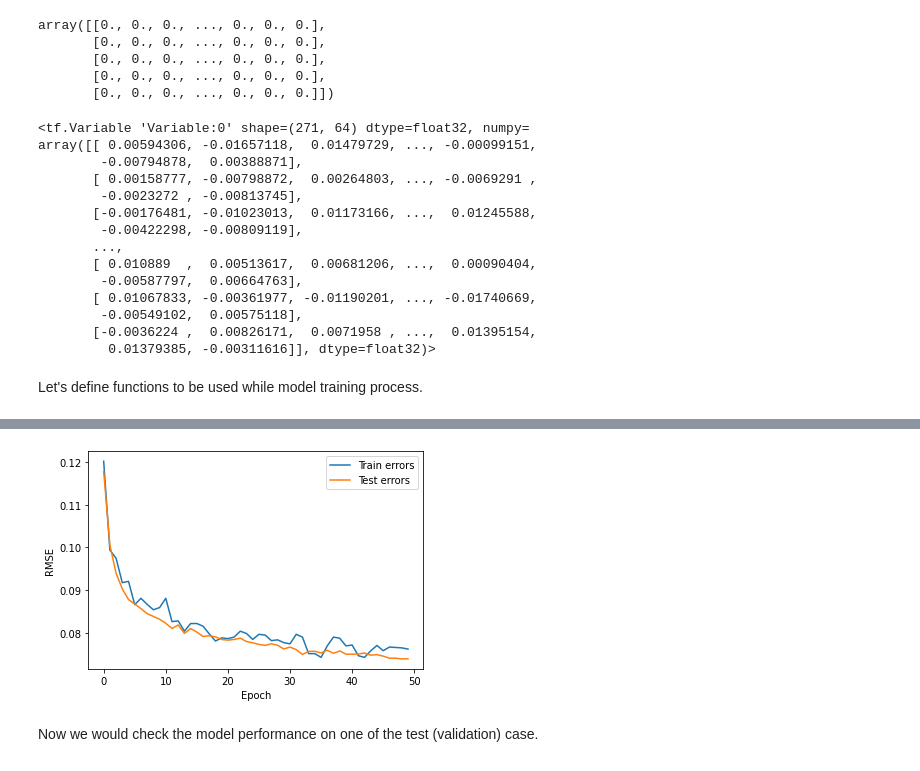
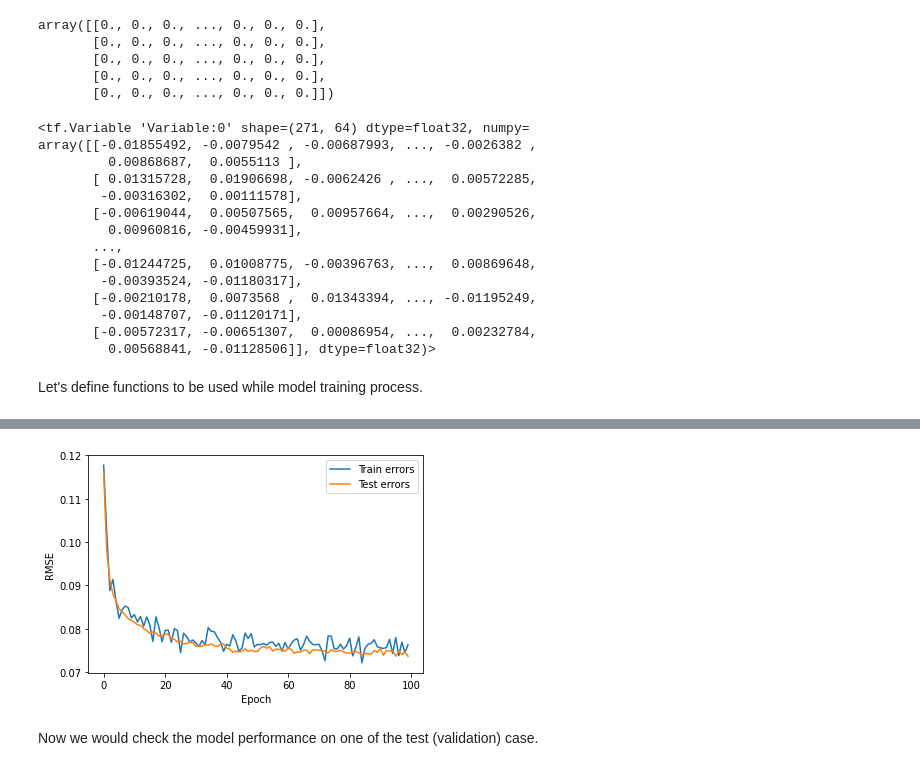
Before and after one commit to AkbariKishan/Restricted_Boltzmann_Machine_for_Reco_Sys, a Jupyter notebook: main_tf.ipynb, the cells around one changed output, grey strips where cells are left out. Drawn from its saved outputs; the diff is of its cells as text; code cells hidden in the pictures.

```diff
--- a/main_tf.ipynb
+++ b/main_tf.ipynb
@@ -133,9 +133,9 @@ user_rating_df.head()
 Here, we want to convert the explicit ratings into implicit for better learning by RBM algorithm. We woud map null, 1s and 2s to 0 and 3s, 4s, and 5s to 1. This basicaly means a product is liked by a user only if rating provided is 3 or above.
 # %%
 # Normalizing dataframe
-
+user_rating_df = user_rating_df/user_rating_df.max().max() # rating pre-processing method-1
 norm_user_rating_df = user_rating_df.fillna(0)
-norm_user_rating_df = norm_user_rating_df.replace({1:0, 2:0, 3:1, 4:1, 5:1})
+# norm_user_rating_df = norm_user_rating_df.replace({1:0, 2:0, 3:1, 4:1, 5:1}) # rating pre-processing method-2
 
 trainingset, testset = train_test_split(norm_user_rating_df, train_size=0.75, random_state=2021)
 print(len(trainingset), len(testset))
@@ -171,45 +171,46 @@ W = tf.Variable(weight_initer(shape=(visibleUnits, hiddenUnits)))
 W
 # %% [output]
 <tf.Variable 'Variable:0' shape=(271, 64) dtype=float32, numpy=
-array([[ 0.00594306, -0.01657118,  0.01479729, ..., -0.00099151,
-        -0.00794878,  0.00388871],
-       [ 0.00158777, -0.00798872,  0.00264803, ..., -0.0069291 ,
-        -0.0023272 , -0.00813745],
-       [-0.00176481, -0.01023013,  0.01173166, ...,  0.01245588,
-        -0.00422298, -0.00809119],
+array([[-0.01855492, -0.0079542 , -0.00687993, ..., -0.0026382 ,
+         0.00868687,  0.0055113 ],
+       [ 0.01315728,  0.01906698, -0.0062426 , ...,  0.00572285,
+        -0.00316302,  0.00111578],
+       [-0.00619044,  0.00507565,  0.00957664, ...,  0.00290526,
+         0.00960816, -0.00459931],
        ...,
-       [ 0.010889  ,  0.00513617,  0.00681206, ...,  0.00090404,
-        -0.00587797,  0.00664763],
-       [ 0.01067833, -0.00361977, -0.01190201, ..., -0.01740669,
-        -0.00549102,  0.00575118],
-       [-0.0036224 ,  0.00826171,  0.0071958 , ...,  0.01395154,
-         0.01379385, -0.00311616]], dtype=float32)>
+       [-0.01244725,  0.01008775, -0.00396763, ...,  0.00869648,
+        -0.00393524, -0.01180317],
+       [-0.00210178,  0.0073568 ,  0.01343394, ..., -0.01195249,
+        -0.00148707, -0.01120171],
+       [-0.00572317, -0.00651307,  0.00086954, ...,  0.00232784,
+         0.00568841, -0.01128506]], dtype=float32)>
 # %% [markdown]
 Let's define functions to be used while model training process.
 # %%
 # defining a function to return generated hidden states
 def hidden_layer(v0_state, W, hb):
-    h0_prob = tf.reshape(tf.nn.sigmoid(tf.matmul(v0_state, W) + hb), [-1,hiddenUnits])  #probabilities of the hidden units
-    h0_state = tf.nn.relu(tf.sign(h0_prob - tf.random.uniform(tf.shape(h0_prob)))) #sample_h_given_X
-    return h0_state
+    h0_prob = tf.reshape(tf.nn.sigmoid(tf.matmul(v0_state, W) + hb), [-1,hiddenUnits])
+    h0_state = tf.nn.relu(tf.sign(h0_prob - tf.random.uniform(tf.shape(h0_prob))))
+    return h0_prob, h0_state
 
 # Defining function to return recalculated visible states
 def reconstructed_output(h0_state, W, vb):
     v1_prob = tf.nn.sigmoid(tf.matmul(h0_state, tf.transpose(W)) + vb)
-    v1_state = tf.nn.relu(tf.sign(v1_prob - tf.random.uniform(tf.shape(v1_prob)))) #sample_v_given_h
-    return v1_state
+    v1_state = tf.nn.relu(tf.sign(v1_prob - tf.random.uniform(tf.shape(v1_prob))))
+    return v1_prob, v1_state
 
 # Defining function for RMSE
 def error(v0_state, v1_state):
     return tf.math.reduce_mean(tf.math.sqrt(tf.reduce_mean(tf.square(v0_state - v1_state))))
 # %%
 # Training hyper-parameters
-epochs = 50
+epochs = 100
 batchsize = 256
 errors = []
 errors_test = []
 weights = []
 alpha = 0.001
+cd_loops = 1
 
 # creating datasets
 train_ds = tf.data.Dataset.from_tensor_slices((np.float32(trX))).batch(batchsize)
@@ -218,29 +219,37 @@ train_ds = tf.data.Dataset.from_tensor_slices((np.float32(trX))).batch(batchsize
 for epoch in range(epochs):
     for batch_x in train_ds:
         v0_state = batch_x
-        h0_state = hidden_layer(v0_state, W, hb)
-        v1_state = reconstructed_output(h0_state, W, vb)
-        h1_state = hidden_layer(v1_state, W, hb)
+        v1_state = batch_x
+        _, v0_prob= hidden_layer(v0_state, W, hb)
 
-        delta_W = tf.matmul(tf.transpose(v0_state), h0_state) - tf.matmul(tf.transpose(v1_state), h1_state)
+        for i in range(cd_loops):
+          _, h1_state = hidden_layer(v1_state, W, hb)
+          _, v1_state = reconstructed_output(h1_state, W, vb)
+
+
+
+        v1_prob, _ = hidden_layer(v1_state, W, hb)
+
+        delta_W = tf.matmul(tf.transpose(v0_state), v0_prob) - tf.matmul(tf.transpose(v1_state), v1_prob)
         W = W + alpha * delta_W
 
         vb = vb + alpha * tf.reduce_mean(v0_state - v1_state, 0)
-        hb = hb + alpha * tf.reduce_mean(h0_state - h1_state, 0)
+        hb = hb + alpha * tf.reduce_mean(v0_prob - v1_prob, 0)
 
-        v0_state = v1_state
 
-        err_train = error(batch_x, v1_state)
+        err_train = error(v0_state, v1_state)
 
     # Train
     errors.append(err_train.numpy())
 
     # Validation (testset)
     inputUser = tf.convert_to_tensor(trX_test,"float32")
-    hh0 = hidden_layer(inputUser, W, hb)
-    vv1 = reconstructed_output(hh0, W, vb)
+    inputUser1 = inputUser
 
-    err_test = error(inputUser, vv1)
+    _, h1_state = hidden_layer(inputUser1, W, hb)
+    _, inputUser1 = reconstructed_output(h1_state, W, vb)
+
+    err_test = error(inputUser, inputUser1)
     errors_test.append(err_test.numpy())
 
     print ('epoch:', epoch+1, 'Train reconstruction error:', err_train.numpy(), 'validation reconstruction error:', err_test.numpy())
@@ -273,4 +282,4 @@ epoch: 50 Train reconstruction error: 0.076189764 validation reconstruction erro
-[figure, old version]
+[figure, new version]
 # %% [markdown]
 Now we would check the model performance on one of the test (validation) case.
 # %%
```
Also changed, not shown: parts of 6 cells of this notebook.
